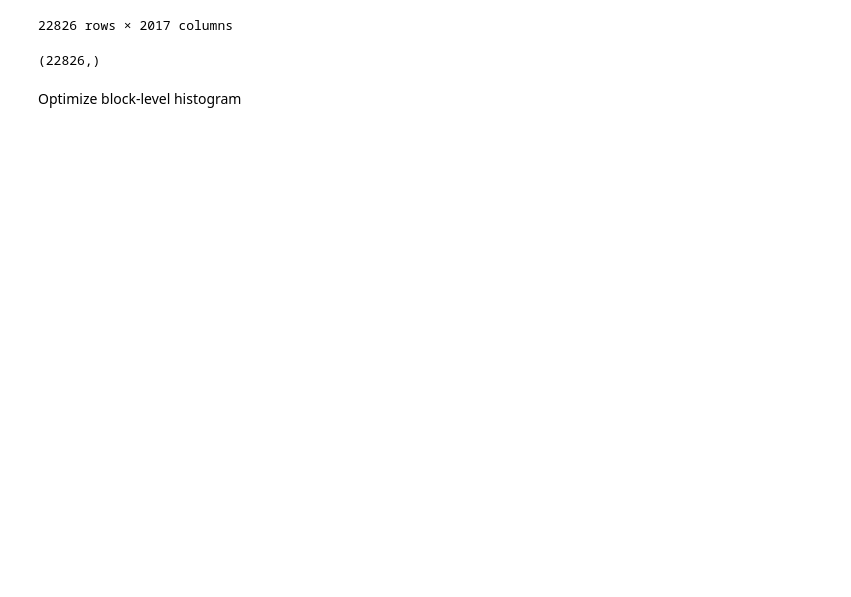
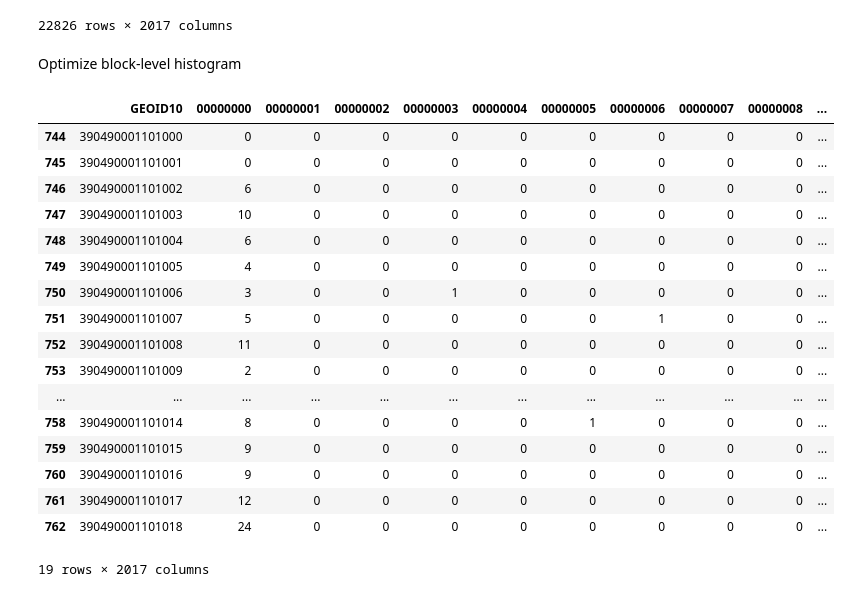
Before and after one commit to linyuehzzz/tda-eval, a Jupyter notebook: franklin_topdown.ipynb, the cells around one changed output. Saved outputs shown, nothing was run; the diff lists cells and outputs as text; code cells hidden in the pictures; blank space fills up the shorter version.

```diff
--- a/franklin_topdown.ipynb
+++ b/franklin_topdown.ipynb
@@ -1352,9 +1409,26 @@ hist_blk
 | 22824 | 390490093502010 | 0 | 0 | 0 | 0 | 0 | 0 | 0 | 0 | 0 | ... |
 | 22825 | 390490093502011 | 0 | 0 | 0 | 0 | 0 | 0 | 0 | 0 | 0 | ... |
 22826 rows × 2017 columns
-# %%
-np.load('data/franklin/microdata/m1dp.npy').shape
-# %% [output]
-(22826,)
 # %% [markdown]
 Optimize block-level histogram
+# %%
+hist_blk[hist_blk['GEOID10'].str[:12] == '390490001101']
+# %% [output]
+|  | GEOID10 | 00000000 | 00000001 | 00000002 | 00000003 | 00000004 | 00000005 | 00000006 | 00000007 | 00000008 | ... |
+| 744 | 390490001101000 | 0 | 0 | 0 | 0 | 0 | 0 | 0 | 0 | 0 | ... |
+| 745 | 390490001101001 | 0 | 0 | 0 | 0 | 0 | 0 | 0 | 0 | 0 | ... |
+| 746 | 390490001101002 | 6 | 0 | 0 | 0 | 0 | 0 | 0 | 0 | 0 | ... |
+| 747 | 390490001101003 | 10 | 0 | 0 | 0 | 0 | 0 | 0 | 0 | 0 | ... |
+| 748 | 390490001101004 | 6 | 0 | 0 | 0 | 0 | 0 | 0 | 0 | 0 | ... |
+| 749 | 390490001101005 | 4 | 0 | 0 | 0 | 0 | 0 | 0 | 0 | 0 | ... |
+| 750 | 390490001101006 | 3 | 0 | 0 | 1 | 0 | 0 | 0 | 0 | 0 | ... |
+| 751 | 390490001101007 | 5 | 0 | 0 | 0 | 0 | 0 | 1 | 0 | 0 | ... |
+| 752 | 390490001101008 | 11 | 0 | 0 | 0 | 0 | 0 | 0 | 0 | 0 | ... |
+| 753 | 390490001101009 | 2 | 0 | 0 | 0 | 0 | 0 | 0 | 0 | 0 | ... |
+| ... | ... | ... | ... | ... | ... | ... | ... | ... | ... | ... | ... |
+| 758 | 390490001101014 | 8 | 0 | 0 | 0 | 0 | 1 | 0 | 0 | 0 | ... |
+| 759 | 390490001101015 | 9 | 0 | 0 | 0 | 0 | 0 | 0 | 0 | 0 | ... |
+| 760 | 390490001101016 | 9 | 0 | 0 | 0 | 0 | 0 | 0 | 0 | 0 | ... |
+| 761 | 390490001101017 | 12 | 0 | 0 | 0 | 0 | 0 | 0 | 0 | 0 | ... |
+| 762 | 390490001101018 | 24 | 0 | 0 | 0 | 0 | 0 | 0 | 0 | 0 | ... |
+19 rows × 2017 columns
```
Also changed, not shown: parts of 11 cells of this notebook, 3 other files.
